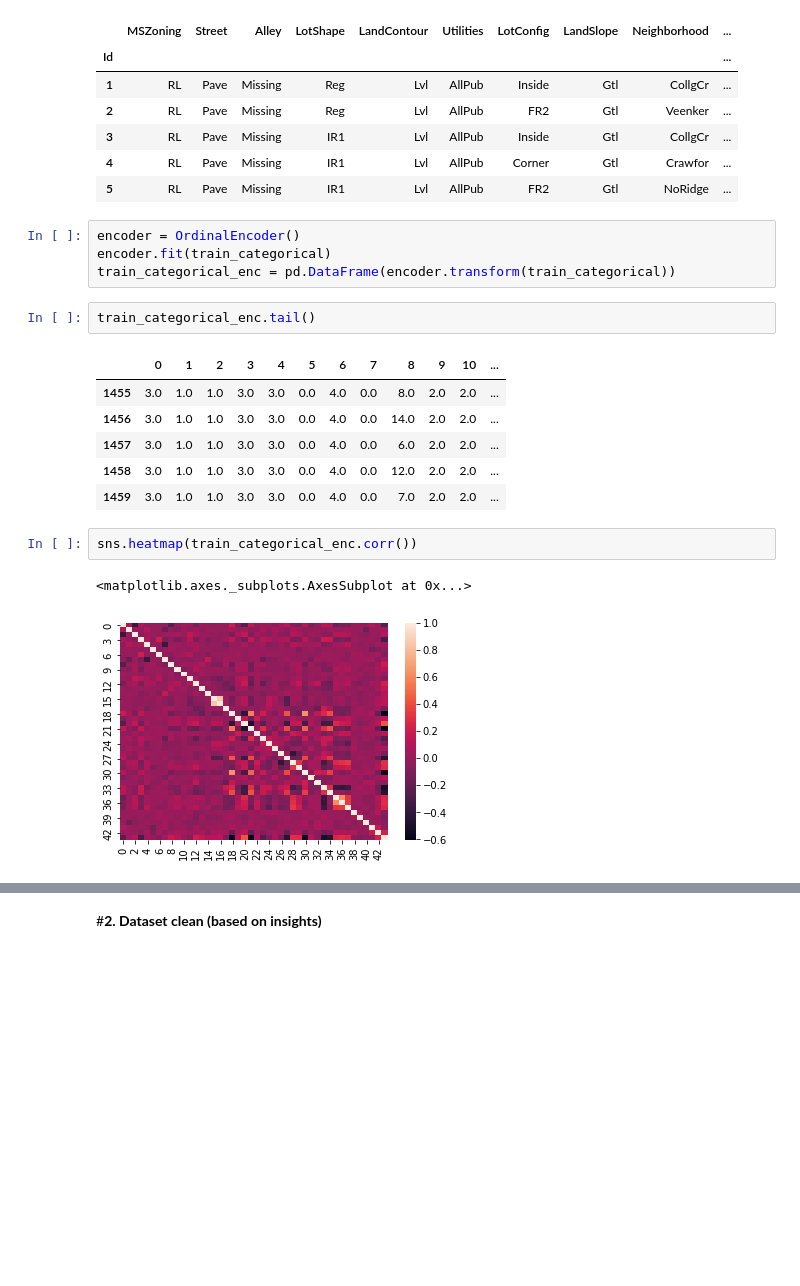
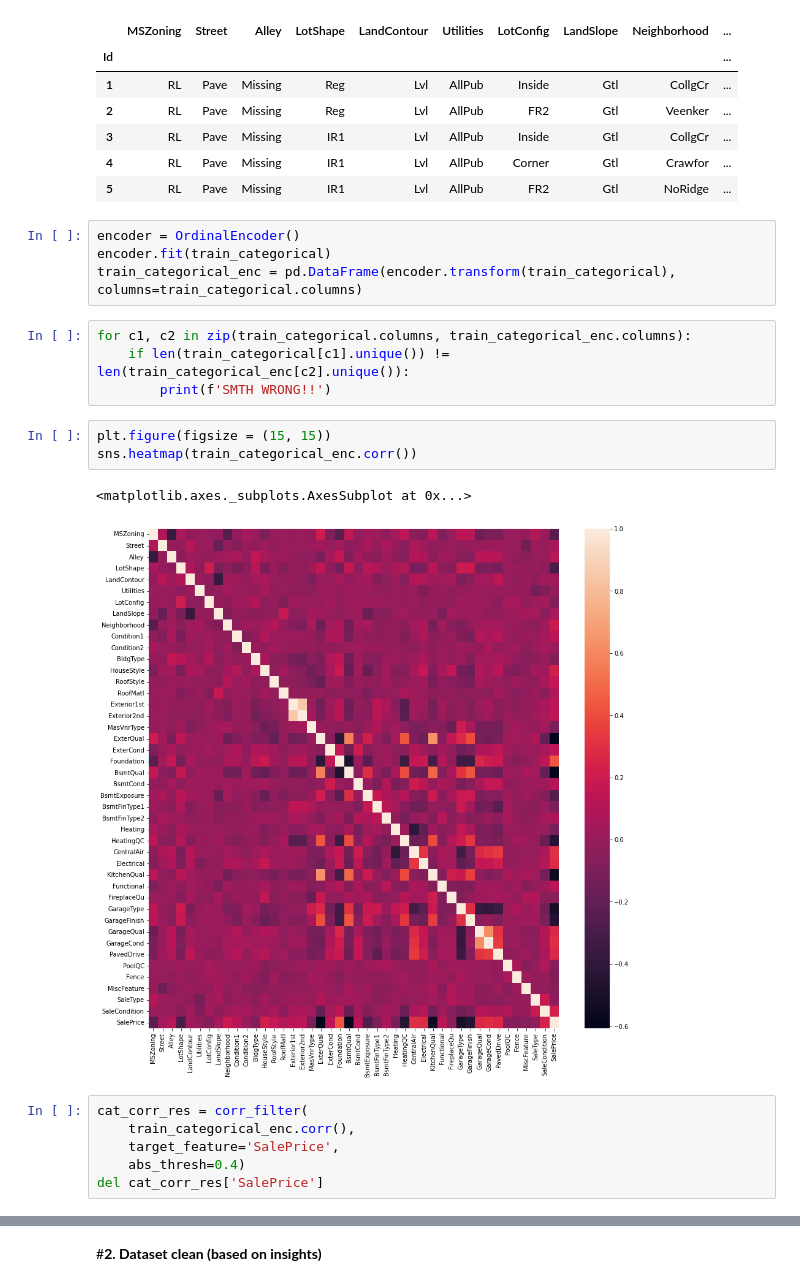
Before and after one commit to PashaIanko/Kaggle.HousePrices, a Jupyter notebook: House_Prices.ipynb, the cells around one changed output, grey strips where cells are left out. Drawn from its saved outputs; the diff is of its cells as text; blank space fills up the shorter version.

```diff
--- a/House_Prices.ipynb
+++ b/House_Prices.ipynb
@@ -238,18 +303,20 @@ See the caveats in the documentation: https://pandas.pydata.org/pandas-docs/stab
 # %%
 encoder = OrdinalEncoder()
 encoder.fit(train_categorical)
-train_categorical_enc = pd.DataFrame(encoder.transform(train_categorical))
+train_categorical_enc = pd.DataFrame(encoder.transform(train_categorical), columns=train_categorical.columns)
-# %%
-train_categorical_enc.tail()
-# %% [output]
-|  | 0 | 1 | 2 | 3 | 4 | 5 | 6 | 7 | 8 | 9 | 10 | ... |
-| 1455 | 3.0 | 1.0 | 1.0 | 3.0 | 3.0 | 0.0 | 4.0 | 0.0 | 8.0 | 2.0 | 2.0 | ... |
-| 1456 | 3.0 | 1.0 | 1.0 | 3.0 | 3.0 | 0.0 | 4.0 | 0.0 | 14.0 | 2.0 | 2.0 | ... |
-| 1457 | 3.0 | 1.0 | 1.0 | 3.0 | 3.0 | 0.0 | 4.0 | 0.0 | 6.0 | 2.0 | 2.0 | ... |
-| 1458 | 3.0 | 1.0 | 1.0 | 3.0 | 3.0 | 0.0 | 4.0 | 0.0 | 12.0 | 2.0 | 2.0 | ... |
-| 1459 | 3.0 | 1.0 | 1.0 | 3.0 | 3.0 | 0.0 | 4.0 | 0.0 | 7.0 | 2.0 | 2.0 | ... |
+# %%
+for c1, c2 in zip(train_categorical.columns, train_categorical_enc.columns):
+    if len(train_categorical[c1].unique()) != len(train_categorical_enc[c2].unique()):
+        print(f'SMTH WRONG!!')
 # %%
+plt.figure(figsize = (15, 15))
 sns.heatmap(train_categorical_enc.corr())
 # %% [output]
 <matplotlib.axes._subplots.AxesSubplot at 0x...>
-[figure, old version]
+[figure, new version]
+# %%
+cat_corr_res = corr_filter(
+    train_categorical_enc.corr(),
+    target_feature='SalePrice',
+    abs_thresh=0.4)
+del cat_corr_res['SalePrice']
```
Also changed, not shown: parts of 28 cells of this notebook.
